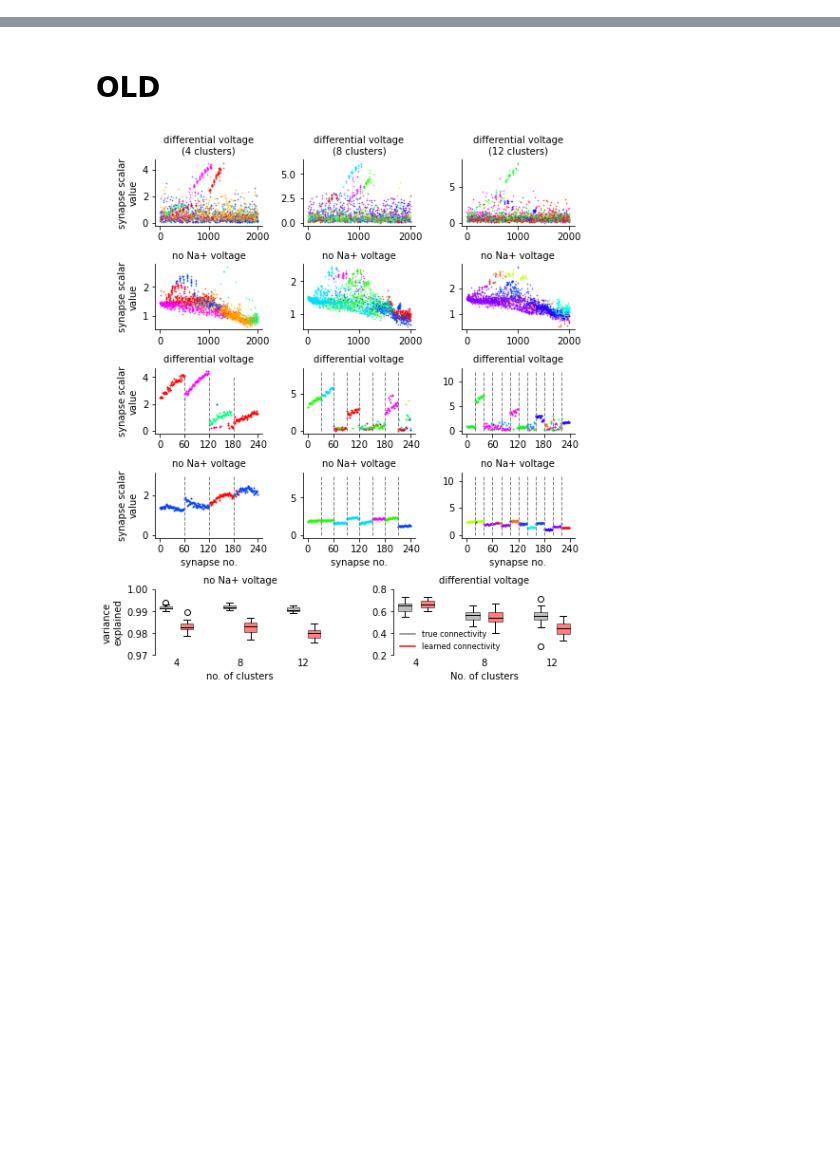
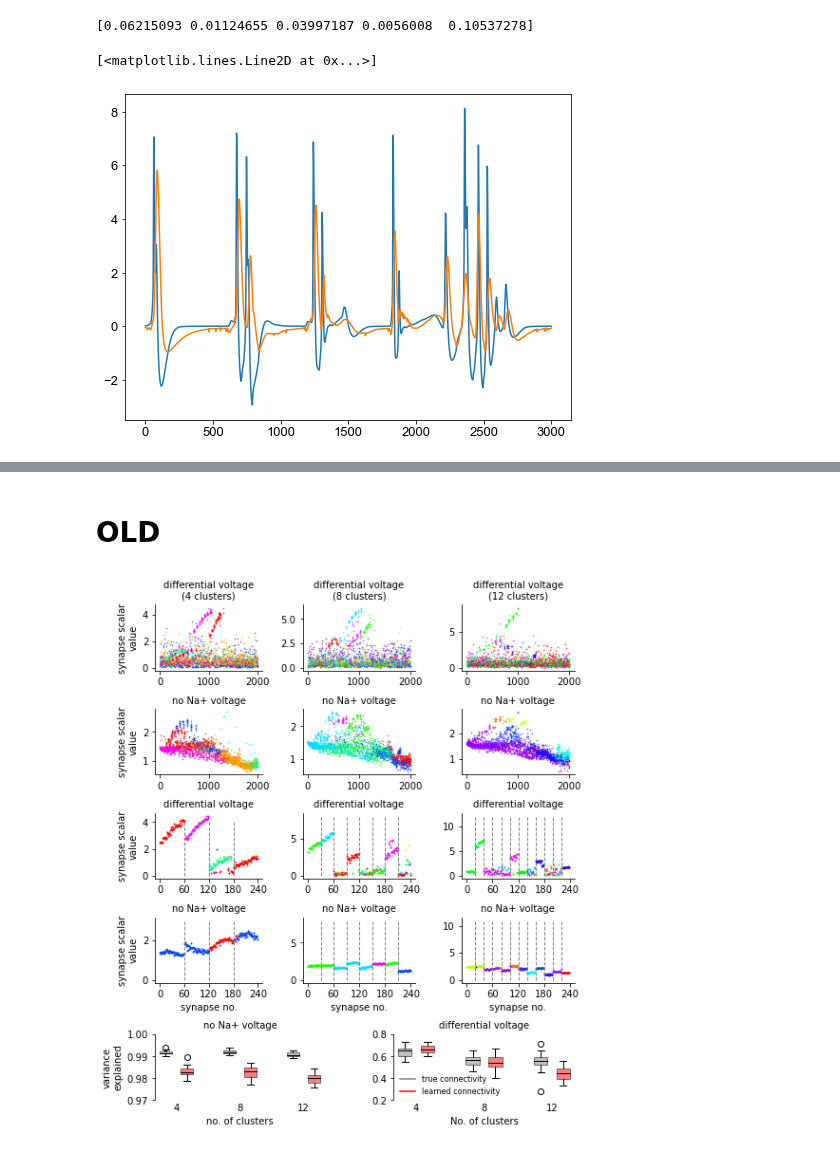
Before and after one commit to yjkimnada/dendrite, a Jupyter notebook: fig8/fig8.ipynb, the cells around one changed output, grey strips where cells are left out. Drawn from its saved outputs; the diff is of its cells as text; code cells hidden in the pictures; blank space fills up the shorter version.

```diff
--- a/fig8/fig8.ipynb
+++ b/fig8/fig8.ipynb
@@ -285,0 +338,18 @@ fig.savefig("/home/sklee/dendrite/fig8/fig8_raw.pdf", bbox_inches="tight", trans
+# %%
+gru4_diff_subout = np.load("/media/hdd01/sklee/CA1_clust4-60/clust/gru_s5_h20_pretrain_output_set1.npz")["sub_out"][-1,:]
+gru4_nona_subout = np.load("/media/hdd01/sklee/CA1_clust4-60_noNA/clust/gru_s5_h20_pretrain_output_set1.npz")["sub_out"][-1,:]
+true4_dend_na = np.load("/media/hdd01/sklee/CA1_clust4-60/data/vDdata_T10_Ne2000_gA0.6_tauA1_gN0.8_Ni200_gG0.1_gB0.1_Er0.5_Ir7.4_random_NR_rep1000_stimseed1_set1.npy").reshape(4,1000,50001)[:,-1,:50000]
+true4_dend_nona = np.load("/media/hdd01/sklee/CA1_clust4-60_noNA/data/vDdata_T10_Ne2000_gA0.6_tauA1_gN0.8_Ni200_gG0.1_gB0.1_noDendNa_Er0.5_Ir7.4_random_NR_rep1000_stimseed1_set1.npy").reshape(4,1000,50001)[:,-1,:50000]
+true4_dend = true4_dend_na - true4_dend_nona
+true4_dend_nona = true4_dend_nona - np.mean(true4_dend_nona, 1).reshape(-1,1)
+gru4_nona_subout -= np.mean(gru4_nona_subout, 1).reshape(-1,1)
+gru4_diff_subout -= np.mean(gru4_diff_subout, axis=1).reshape(-1,1)
+# %%
+print(np.std(gru4_diff_subout, 1))
+plt.figure(figsize=(8,6))
+plt.plot(true4_dend[0][17000:20000]/6)
+plt.plot(gru4_diff_subout[0][17000:20000]*6)
+# %% [output]
+[0.06215093 0.01124655 0.03997187 0.0056008  0.10537278]
+[<matplotlib.lines.Line2D at 0x...>]
+[figure, added]
```
Also changed, not shown: parts of 5 cells of this notebook, 5 other files.
